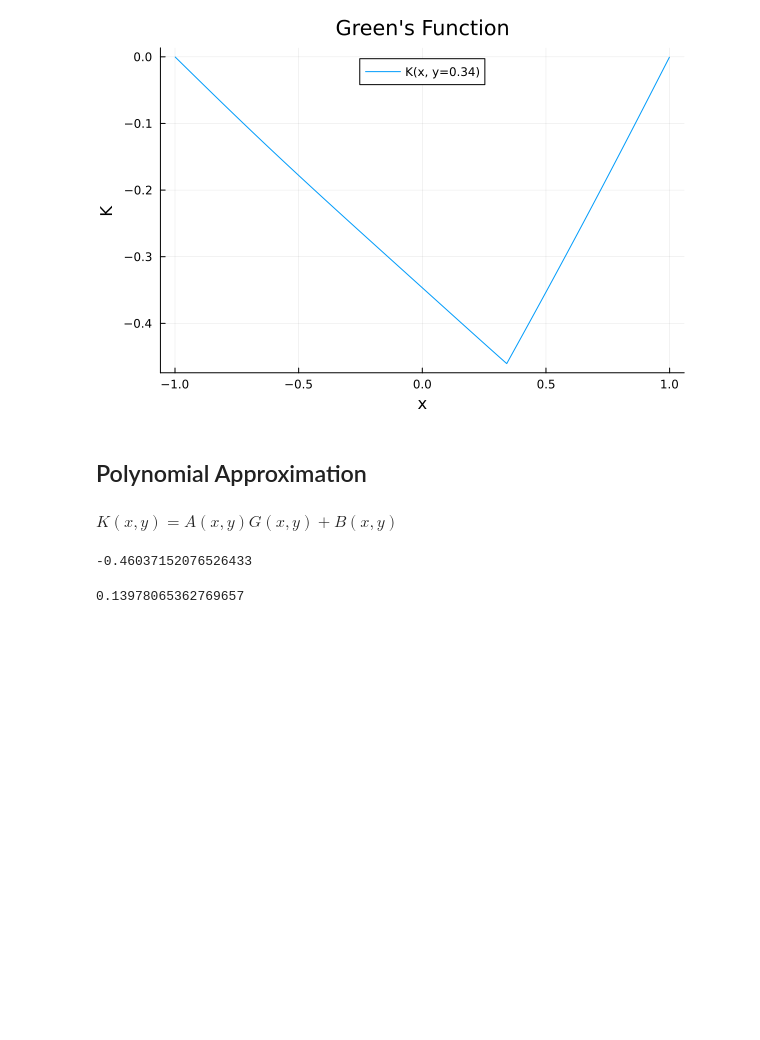
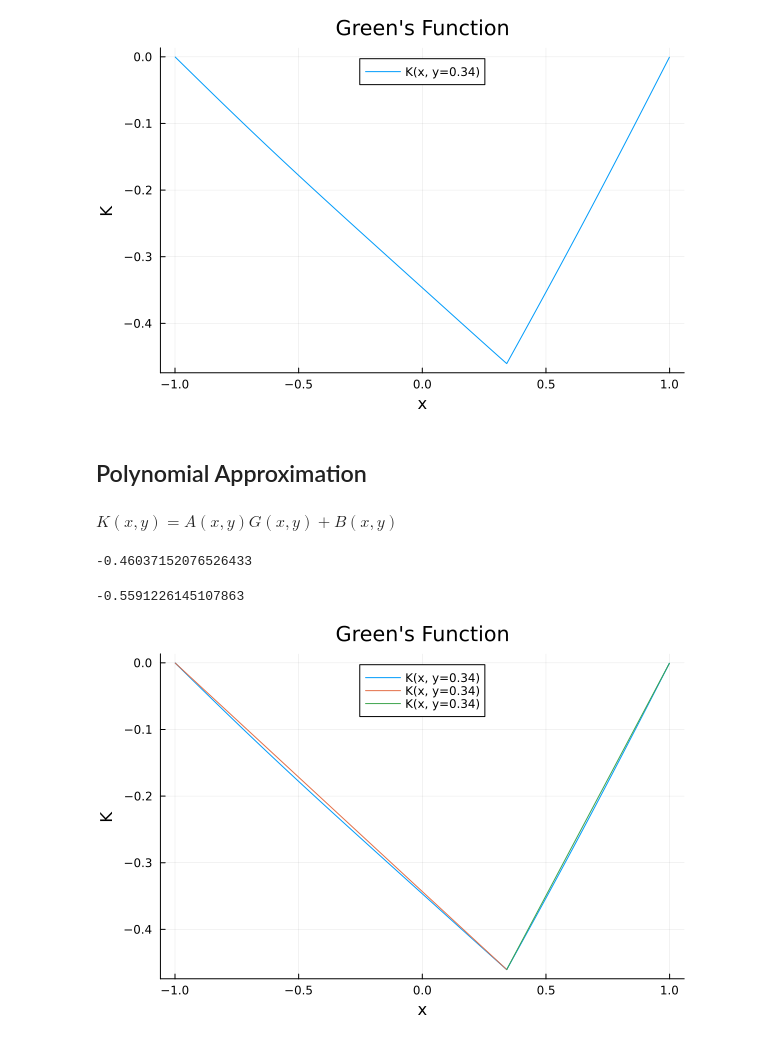
Before and after one commit to cgjunior3-14/M2R-Learning-Greens-Functions, a Jupyter notebook: 1D interpolation.ipynb, the cells around one changed output. Cells and saved outputs as stored; diff of their text form; code cells hidden in the pictures; blank space fills up the shorter version.

```diff
--- a/1D interpolation.ipynb
+++ b/1D interpolation.ipynb
@@ -254,8 +254,14 @@ K[i_y] # minimum point
 # %%
 # this should be a linear fit for the two halves of the vector K
 # y intercept is hard here because I am not thinking well
-f_left = z -> z*(K[1] - K[i_y])/(x[1] - x[i_y])
-f_right = z -> z*(K[i_y] - K[n])/(x[i_y] - x[n])
+f_left = z -> z*(K[1] - K[i_y])/(x[1] - x[i_y]) + (K[1] - K[i_y])/(x[1] - x[i_y])
+f_right = z -> z*(K[i_y] - K[n])/(x[i_y] - x[n]) - (K[n] - K[i_y])/(x[n] - x[i_y])
 f_right(0.2)
 # %% [output]
-0.13978065362769657
+-0.5591226145107863
+# %%
+plot(x_inner, K, label = "K(x, y=0.34)", xlabel = "x", ylabel = "K", title = "Green's Function", legend = :top)
+plot!(x_inner[1:i_y], f_left, label = "K(x, y=0.34)", xlabel = "x", ylabel = "K", title = "Green's Function", legend = :top)
+plot!(x_inner[i_y:n], f_right, label = "K(x, y=0.34)", xlabel = "x", ylabel = "K", title = "Green's Function", legend = :top)
+# %% [output]
+[figure, added]
```
